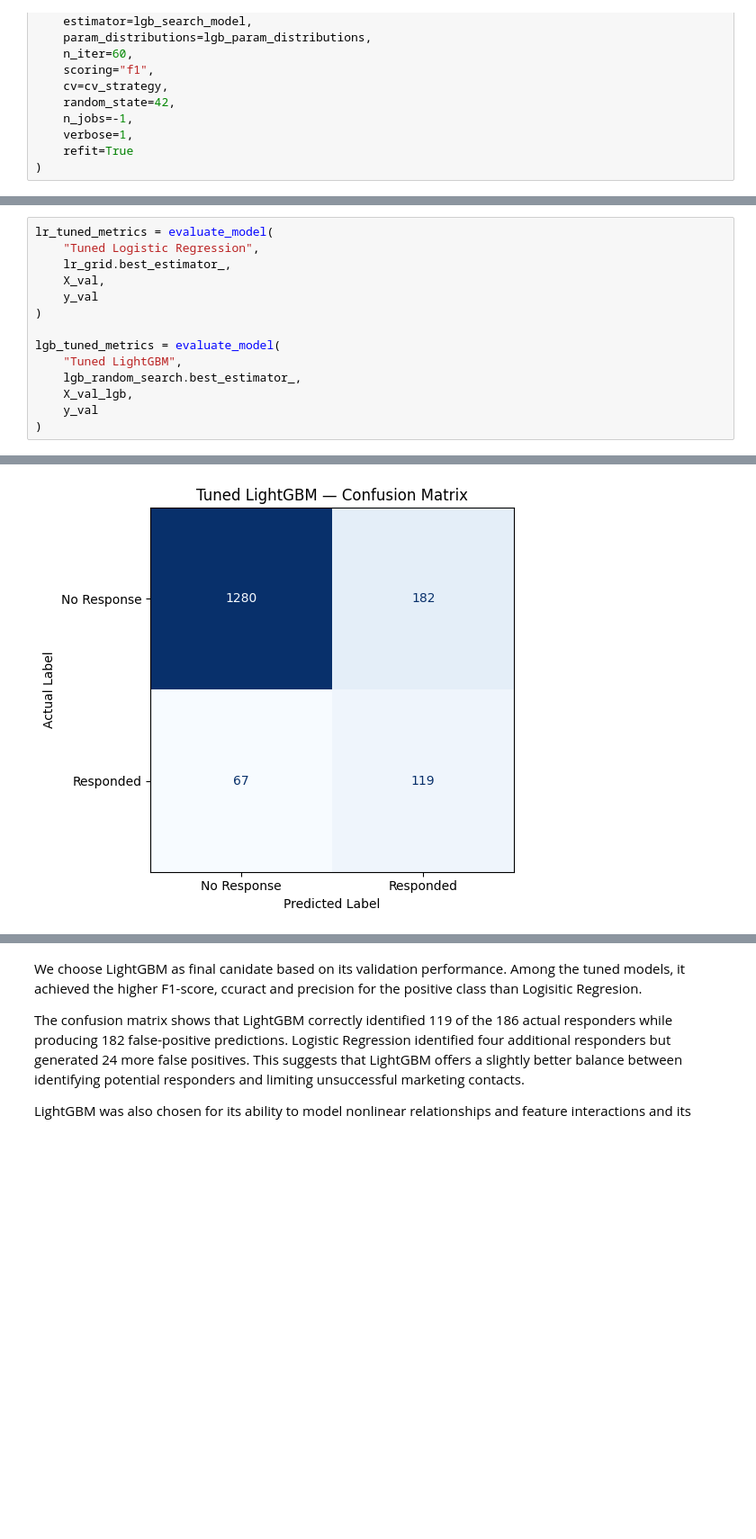
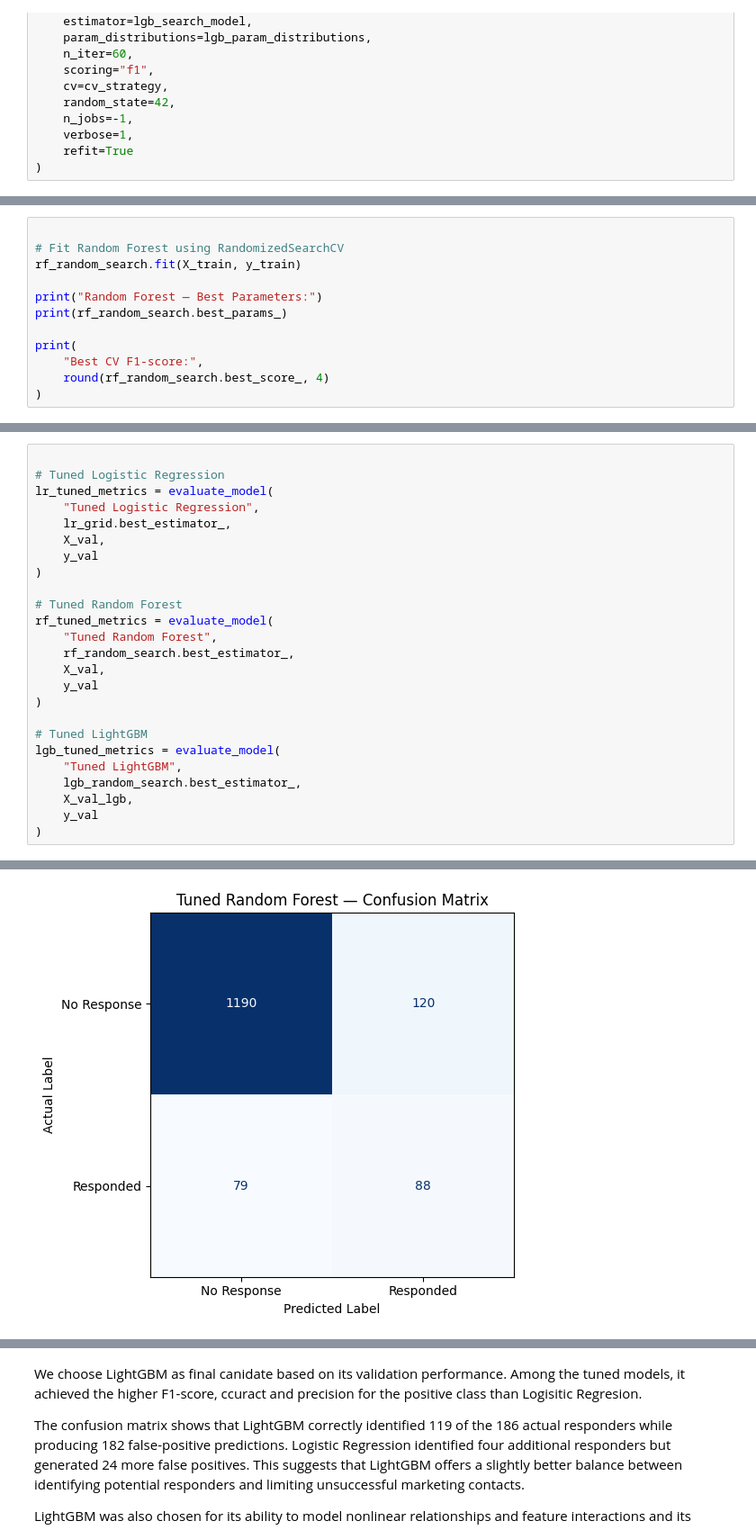
Before and after one commit to andrewgabrielm/Response_to_Marketing, a Jupyter notebook: notebooks/01_eda_modeling.ipynb, the cells around one changed output, grey strips where cells are left out. Shown at 90% size. Saved outputs shown, nothing was run; the diff lists cells and outputs as text; blank space fills up the shorter version.

Commit message:
modeling complete

```diff
--- a/notebooks/01_eda_modeling.ipynb
+++ b/notebooks/01_eda_modeling.ipynb
@@ -1188,0 +1135,12 @@ Best CV F1-score: 0.4593
+# %%
+
+# Fit Random Forest using RandomizedSearchCV
+rf_random_search.fit(X_train, y_train)
+
+print("Random Forest — Best Parameters:")
+print(rf_random_search.best_params_)
+
+print(
+    "Best CV F1-score:",
+    round(rf_random_search.best_score_, 4)
+)
@@ -1189,4 +1152,6 @@ Best CV F1-score: 0.4593
 # %%
+
+# Tuned Logistic Regression
 lr_tuned_metrics = evaluate_model(
     "Tuned Logistic Regression",
     lr_grid.best_estimator_,
@@ -1194,6 +1159,15 @@ lr_tuned_metrics = evaluate_model(
     y_val
 )
 
+# Tuned Random Forest
+rf_tuned_metrics = evaluate_model(
+    "Tuned Random Forest",
+    rf_random_search.best_estimator_,
+    X_val,
+    y_val
+)
+
+# Tuned LightGBM
 lgb_tuned_metrics = evaluate_model(
     "Tuned LightGBM",
     lgb_random_search.best_estimator_,
@@ -1231 +1205 @@ weighted avg       0.89      0.85      0.86      1648
-[figure, old version]
+[figure, new version]
```
Also changed, not shown: parts of 54 cells of this notebook, 4 other files.
